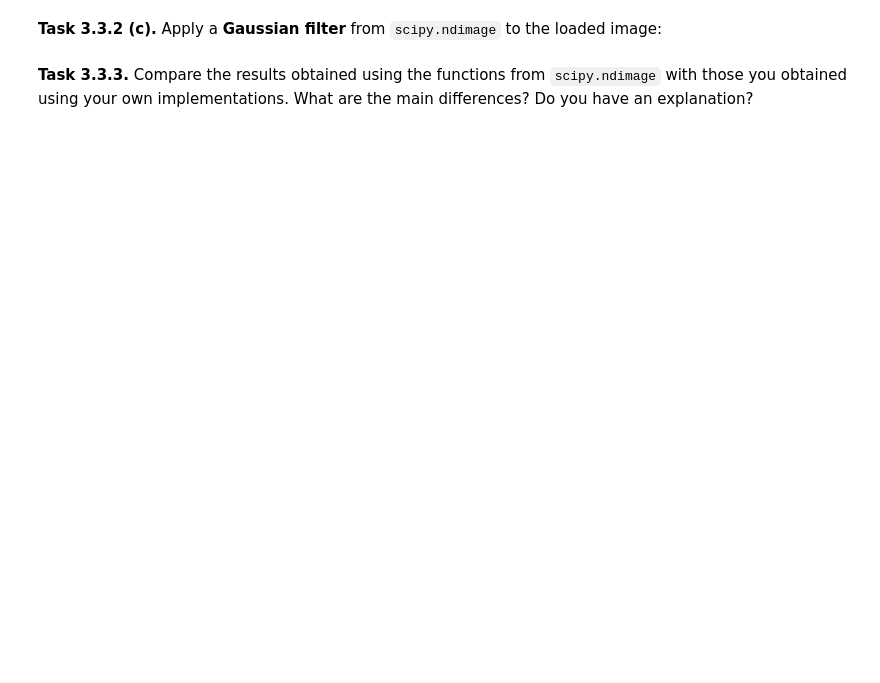
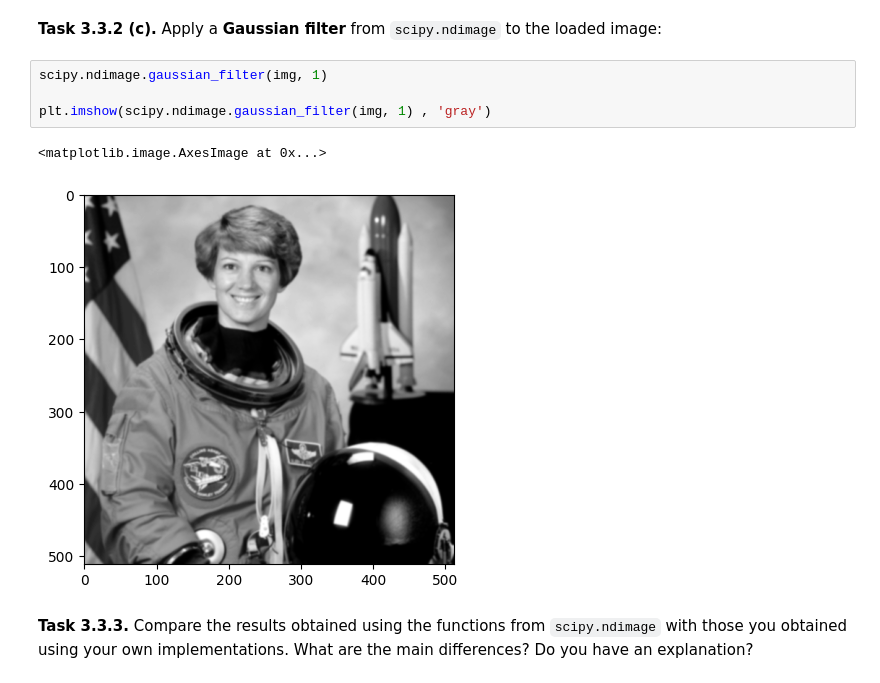
Before and after one commit to GabrielTritremmel/mobi-fs2-python, a Jupyter notebook: task3.ipynb, the cells around one changed output. Cells and saved outputs as stored; diff of their text form; blank space fills up the shorter version.

```diff
--- a/task3.ipynb
+++ b/task3.ipynb
@@ -95,4 +191,11 @@ Then, compare your result for filter size `5` with the correct result image `dat
 # %% [markdown]
 **<a id="#">Task 3.3.2 (c).</a>** Apply a **Gaussian filter** from `scipy.ndimage` to the loaded image:
+# %%
+scipy.ndimage.gaussian_filter(img, 1)
+
+plt.imshow(scipy.ndimage.gaussian_filter(img, 1) , 'gray')
+# %% [output]
+<matplotlib.image.AxesImage at 0x...>
+[figure, added]
 # %% [markdown]
 **<a id="#">Task 3.3.3.</a>** Compare the results obtained using the functions from `scipy.ndimage` with those you obtained using your own implementations. What are the main differences? Do you have an explanation?
```
Also changed, not shown: parts of 8 cells of this notebook.
